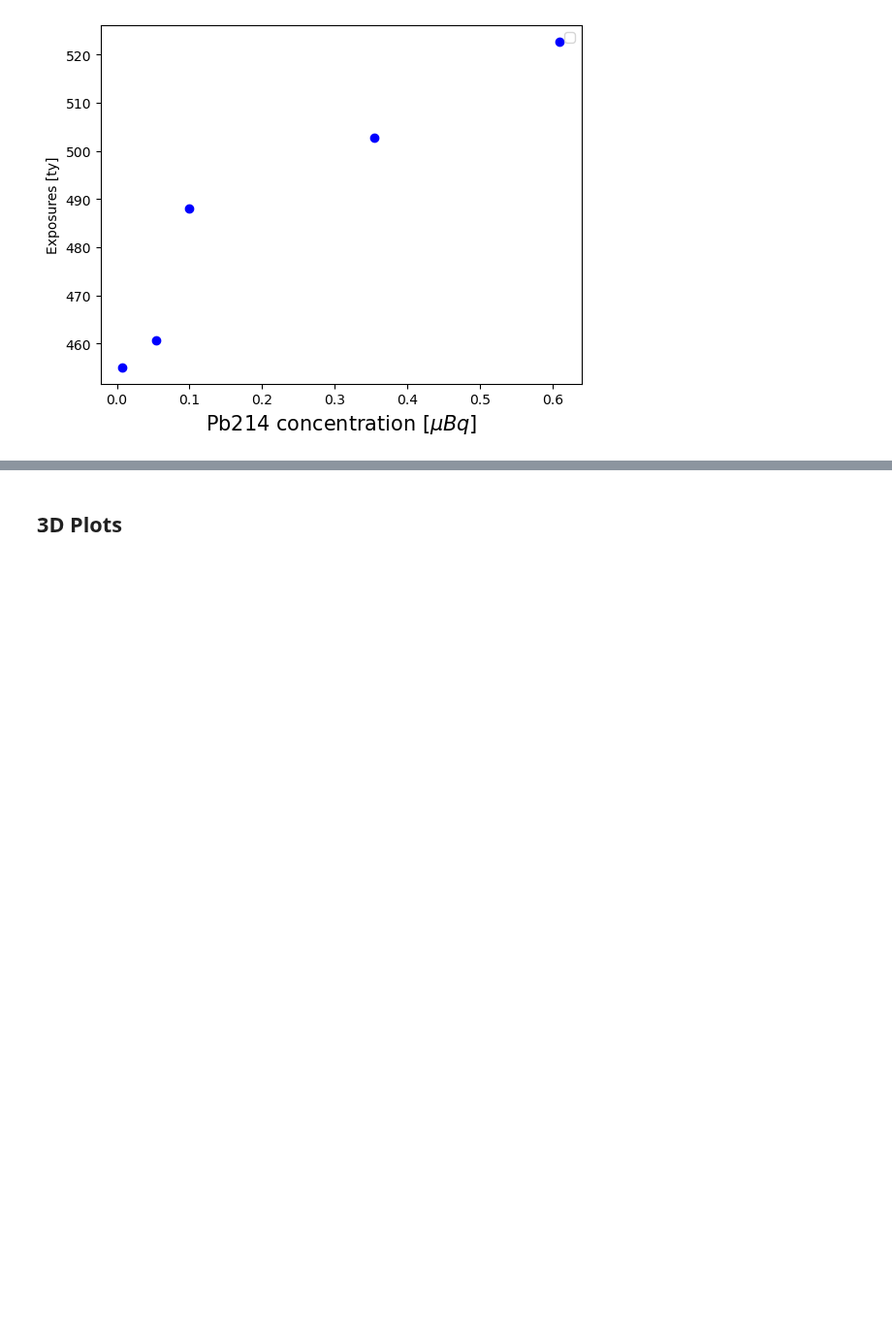
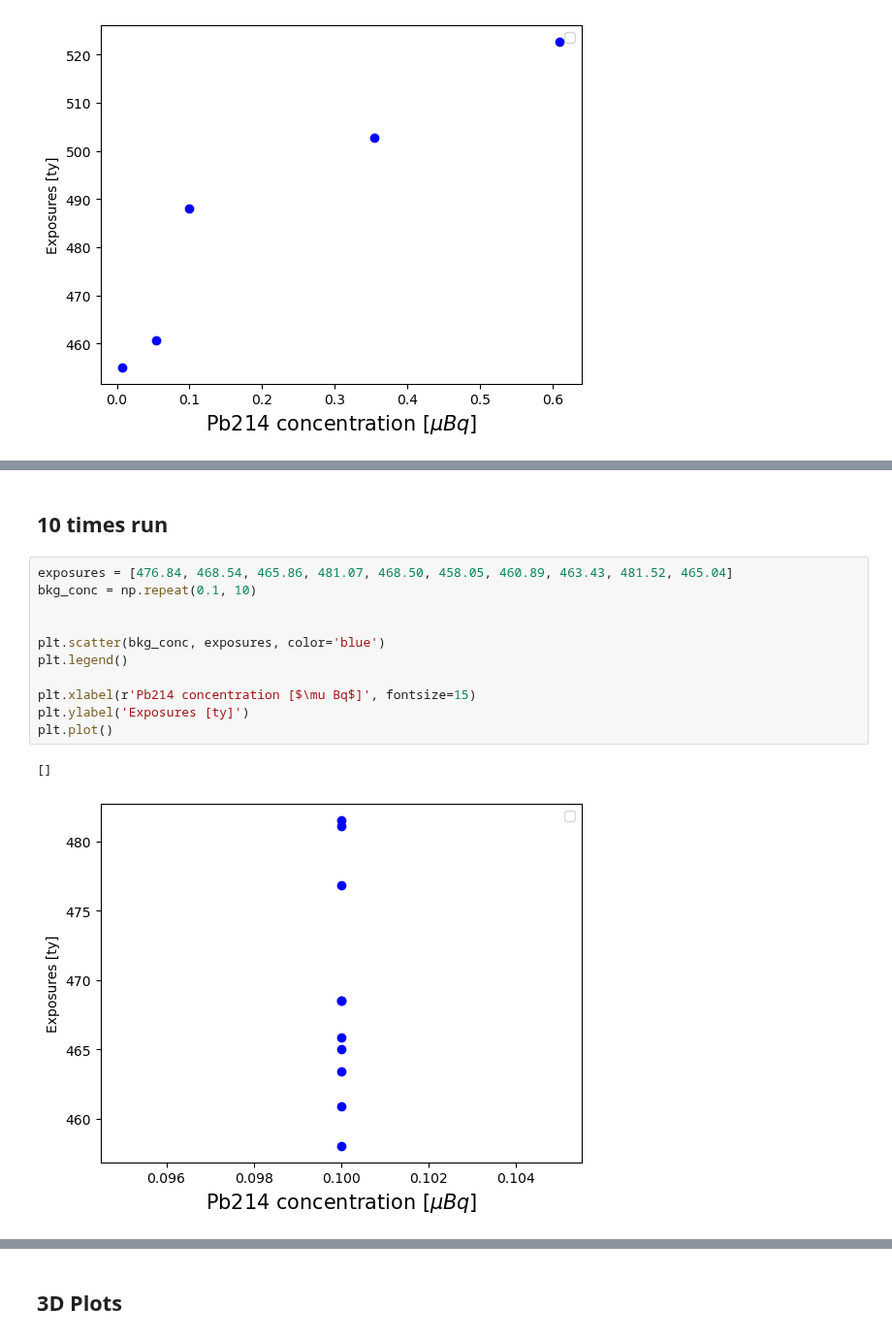
Before and after one commit to robertsjames/FlameFitSimple, a Jupyter notebook: analyses/Plot_producer.ipynb, the cells around one changed output, grey strips where cells are left out. Shown at 97% size. Saved outputs shown, nothing was run; the diff lists cells and outputs as text; blank space fills up the shorter version.

```diff
--- a/analyses/Plot_producer.ipynb
+++ b/analyses/Plot_producer.ipynb
@@ -202,0 +221,16 @@ plt.plot()
+# %% [markdown]
+## 10 times run
+# %%
+exposures = [476.84, 468.54, 465.86, 481.07, 468.50, 458.05, 460.89, 463.43, 481.52, 465.04]
+bkg_conc = np.repeat(0.1, 10)
+
+
+plt.scatter(bkg_conc, exposures, color='blue')
+plt.legend()
+
+plt.xlabel(r'Pb214 concentration [$\mu Bq$]', fontsize=15)
+plt.ylabel('Exposures [ty]')
+plt.plot()
+# %% [output]
+[]
+[figure, added]
```
Also changed, not shown: parts of 9 cells of this notebook, 20 other files.
